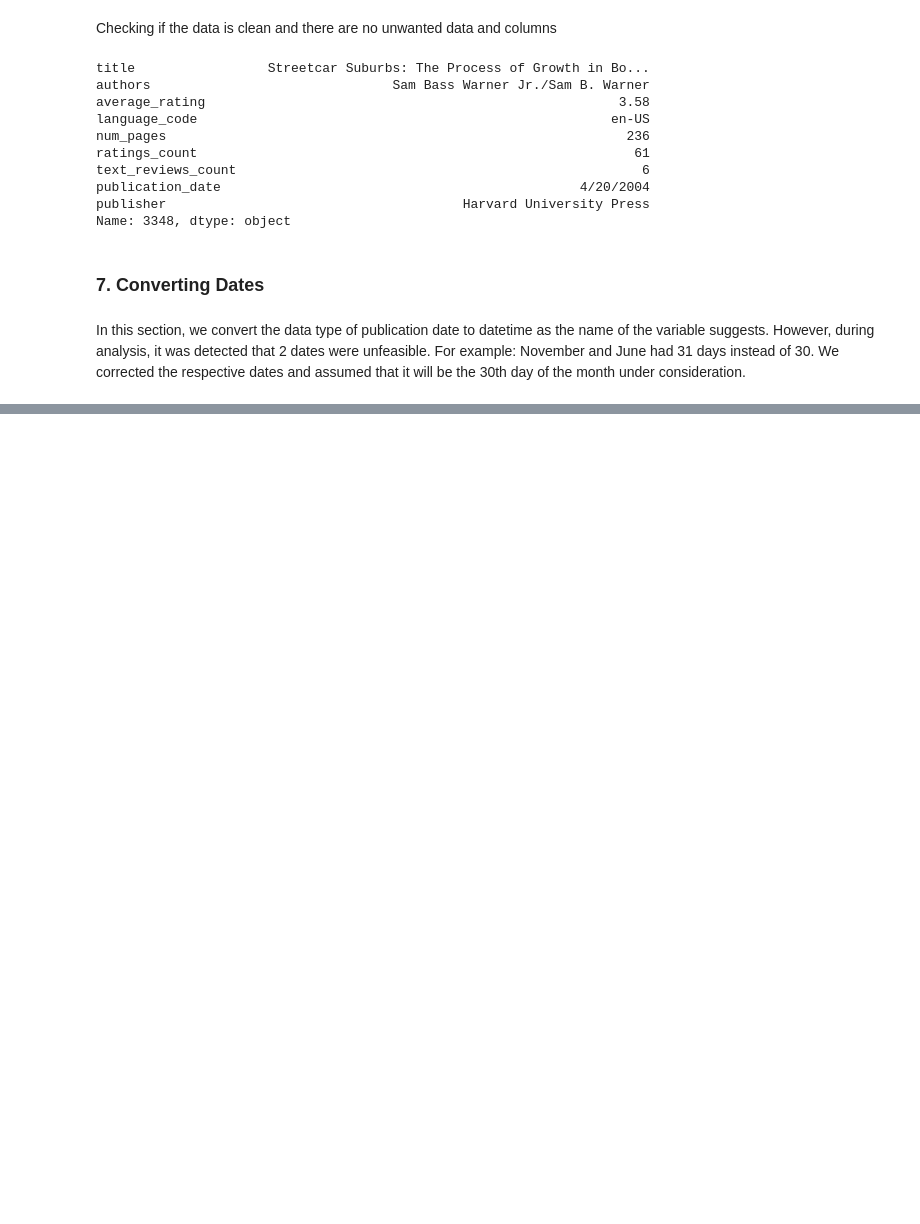
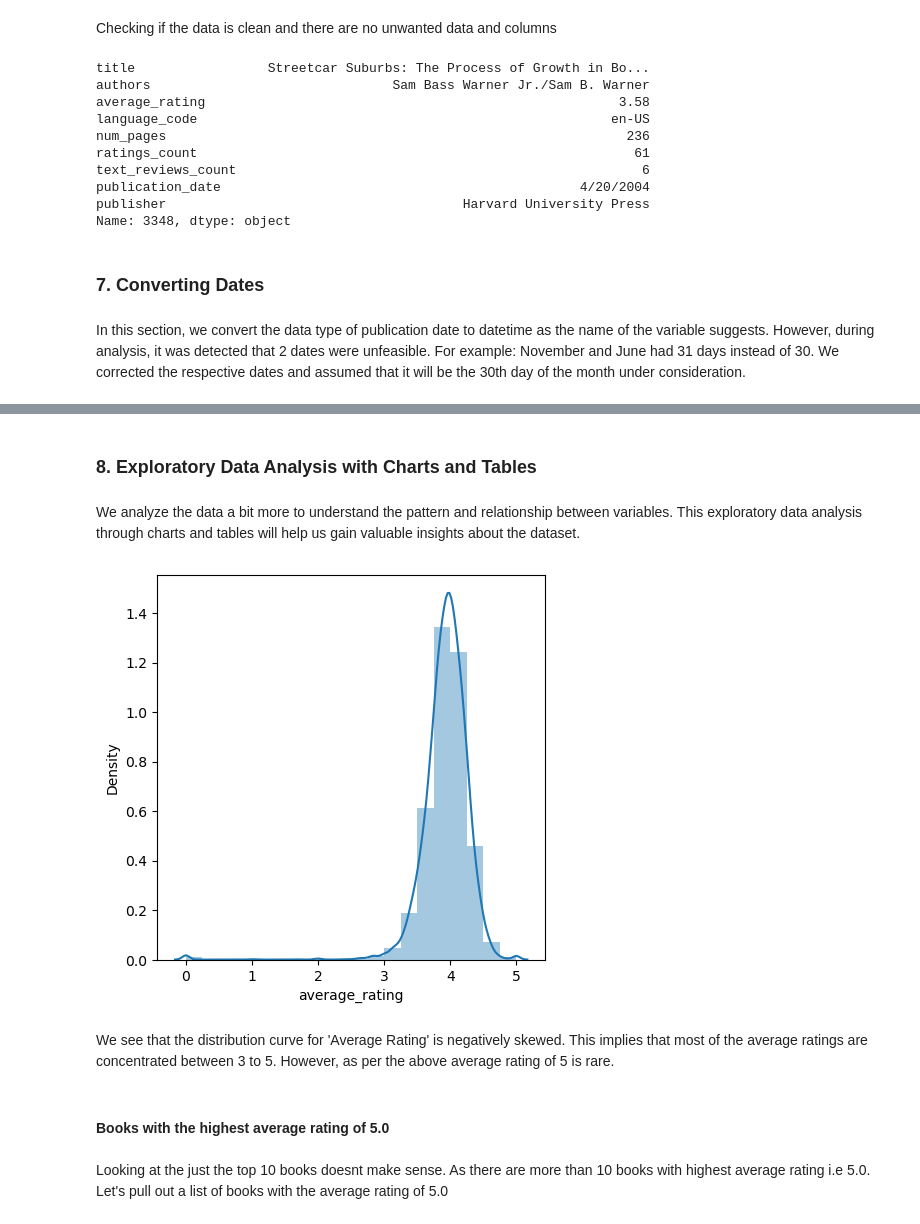
Before and after one commit to nareshkodam/Book-Rating-Prediction-Model, a Jupyter notebook: DataCleaning.ipynb, the cells around one changed output, grey strips where cells are left out. Saved outputs shown, nothing was run; the diff lists cells and outputs as text; code cells hidden in the pictures; blank space fills up the shorter version.

Commit message:
DataCleaned-3Final

```diff
--- a/DataCleaning.ipynb
+++ b/DataCleaning.ipynb
@@ -255,0 +278,5 @@ In this section, we convert the data type of publication date to datetime as the
+# %%
+df.iloc[8180, 7] = '11/30/2000'
+df.iloc[11098, 7] = '6/30/1982'
+
+df.publication_date = pd.to_datetime(df.publication_date, format="%m/%d/%Y", errors="raise")
@@ -255,0 +302,18 @@ In this section, we convert the data type of publication date to datetime as the
+# %% [markdown]
+### 8. Exploratory Data Analysis with Charts and Tables
+# %% [markdown]
+We analyze the data a bit more to understand the pattern and relationship between variables. This exploratory data analysis through charts and tables will help us gain valuable insights about the dataset.
+# %%
+#Distribution Graph
+plt.figure(figsize=(5,5))
+rating= df.average_rating
+sns.distplot(rating, bins=20)
+plt.show()
+# %% [output]
+[figure, added]
+# %% [markdown]
+We see that the distribution curve for 'Average Rating' is negatively skewed. This implies that most of the average ratings are concentrated between 3 to 5. However, as per the above average rating of 5 is rare.
+# %% [markdown]
+#### Books with the highest average rating of 5.0
+# %% [markdown]
+Looking at the just the top 10 books doesnt make sense. As there are more than 10 books with highest average rating i.e 5.0. Let's pull out a list of books with the average rating of 5.0
```
Also changed, not shown: parts of 18 cells of this notebook.
